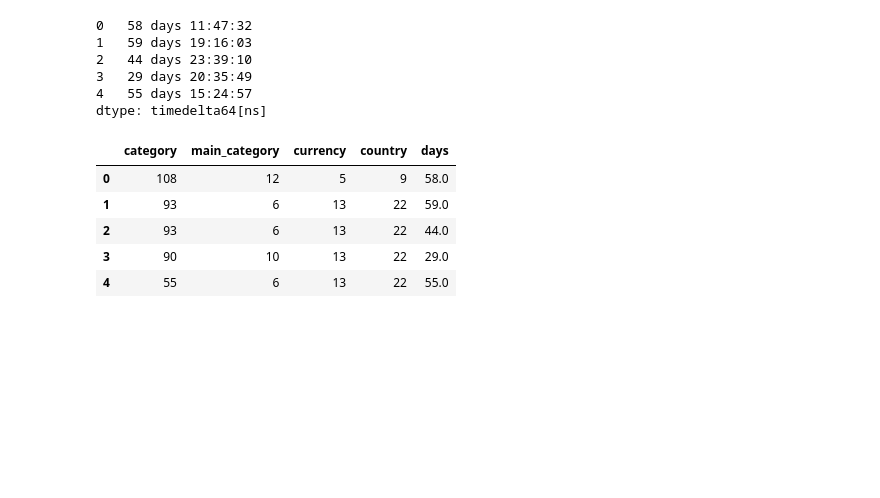
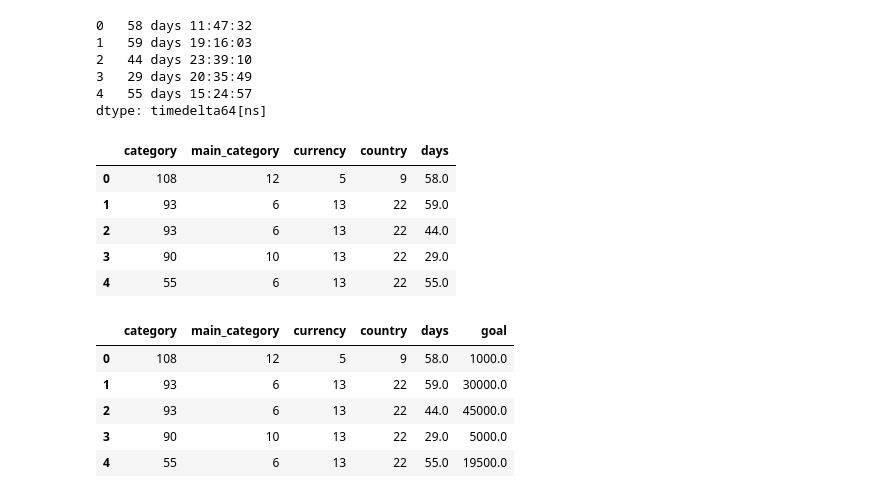
Before and after one commit to dychi/skillup-ai, a Jupyter notebook: kickstarter/Day1_work_山岡大地.ipynb, the cells around one changed output. Drawn from its saved outputs; the diff is of its cells as text; code cells hidden in the pictures; blank space fills up the shorter version.

```diff
--- a/kickstarter/Day1_work_山岡大地.ipynb
+++ b/kickstarter/Day1_work_山岡大地.ipynb
@@ -153,3 +153,14 @@ df_cat.head()
 | 2 | 93 | 6 | 13 | 22 | 44.0 |
 | 3 | 90 | 10 | 13 | 22 | 29.0 |
 | 4 | 55 | 6 | 13 | 22 | 55.0 |
+# %%
+# goalを追加して説明変数の設計
+df_features = pd.concat([df_cat, df_num.goal], axis=1)
+df_features.head()
+# %% [output]
+|  | category | main_category | currency | country | days | goal |
+| 0 | 108 | 12 | 5 | 9 | 58.0 | 1000.0 |
+| 1 | 93 | 6 | 13 | 22 | 59.0 | 30000.0 |
+| 2 | 93 | 6 | 13 | 22 | 44.0 | 45000.0 |
+| 3 | 90 | 10 | 13 | 22 | 29.0 | 5000.0 |
+| 4 | 55 | 6 | 13 | 22 | 55.0 | 19500.0 |
```
Also changed, not shown: parts of 7 cells of this notebook.
